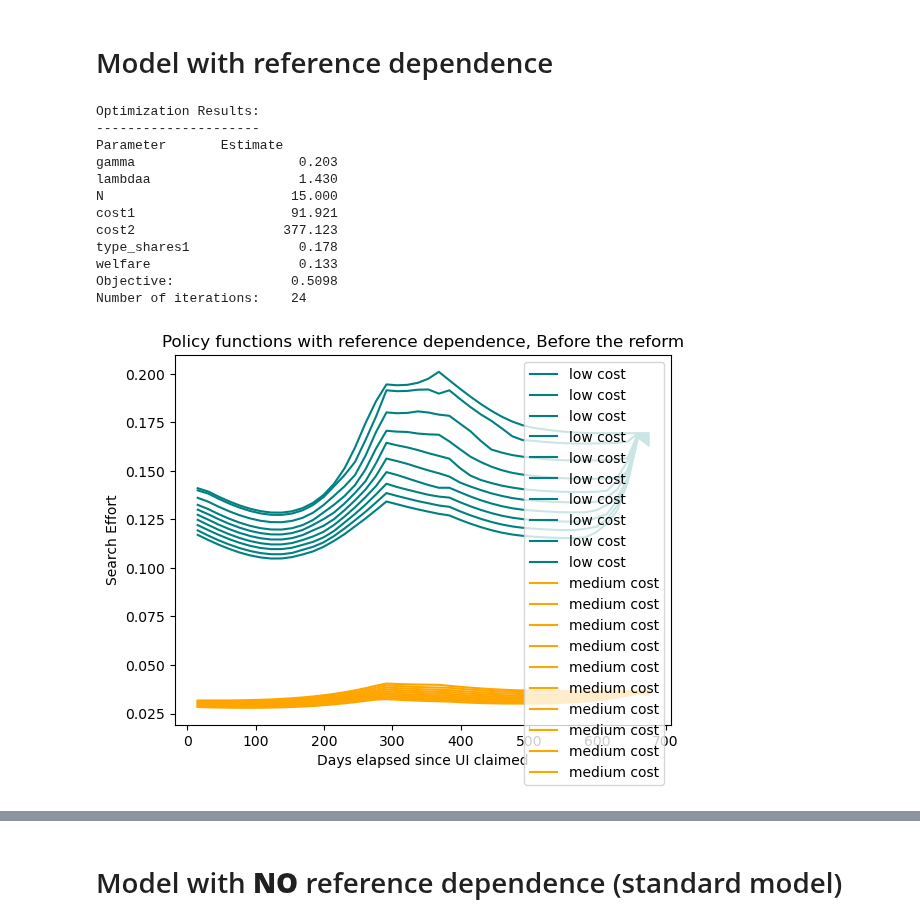
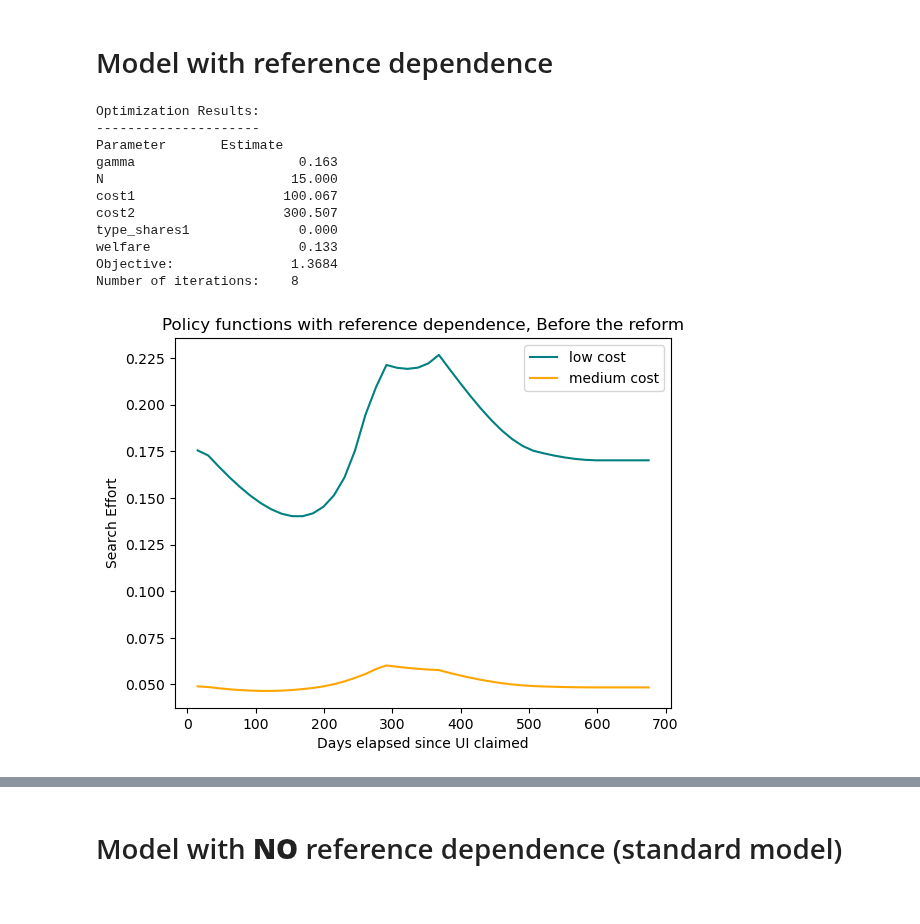
Before and after one commit to qrn838/Dynamic-programming-project, a Jupyter notebook: 2. Estimation - ConSav.ipynb, the cells around one changed output, grey strips where cells are left out. Drawn from its saved outputs; the diff is of its cells as text; code cells hidden in the pictures.

Commit message:
Clean up. Only one estimation.py, choose HTM or ConSav or both in model

```diff
--- a/2. Estimation - ConSav.ipynb
+++ b/2. Estimation - ConSav.ipynb
@@ -1,9 +1,9 @@
 # %%
 import numpy as np
 import matplotlib.pyplot as plt
-from consumption_saving import *
+from solve_consumption_saving import *
 from copy import deepcopy
-from estimation_consav import *
+from estimation import *
 
 %load_ext autoreload
 %autoreload 2
@@ -14,3 +14,5 @@ model = ReferenceDependenceClass()
 model.par.full_sample_estimation = True
 model.allocate()
 model_new = deepcopy(model)
+model.par.model = 'ConSav'
+model_new.par.model = 'ConSav'
@@ -20,9 +25,9 @@ model_new = deepcopy(model)
 # %% [markdown]
 # Model with reference dependence
 # %%
-est_par = ['gamma', 'lambdaa', 'N', 'cost1', 'cost2', 'type_shares1', 'welfare'] # Parameters to estimate
-theta0 = [0.06, 2, 15, 100.0, 300, 0.4, 90/675]  # Initial guesses
-bounds = [(0.01, 50.0), (0.9, 5.0), (0,50), (0.0,model.par.cost2), (model.par.cost1,1000.0), (0.0,1.0), (0.0,model.par.b3)] # Bounds for the parameters
+est_par = ['gamma', 'N', 'cost1', 'cost2', 'type_shares1', 'welfare'] # Parameters to estimate
+theta0 = [0.06, 15, 100.0, 300, 0.4, 90/675]  # Initial guesses
+bounds = [(0.01, 50.0), (0,50), (0.0,model.par.cost2), (model.par.cost1,1000.0), (0.0,1.0), (0.0,model.par.b3)] # Bounds for the parameters
 
 # S: Hvorfor estimerer den ikke N, men accepterer bare initial guess?
 # S: Bør vi løse problemet med initial guess ved at trække gættende fra en uniform fordeling som de gør i papiret?
@@ -40,29 +45,28 @@ print(f'Number of iterations:    {est.nit}')
 Optimization Results:
 ---------------------
 Parameter       Estimate
-gamma                     0.203
-lambdaa                   1.430
+gamma                     0.163
 N                        15.000
-cost1                    91.921
-cost2                   377.123
-type_shares1              0.178
+cost1                   100.067
+cost2                   300.507
+type_shares1              0.000
 welfare                   0.133
-Objective:               0.5098
-Number of iterations:    24
+Objective:               1.3684
+Number of iterations:    8
 # %%
 value_function_employment_ConSav(model.par, model.sol)
 solve_search_and_consumption_ConSav(model.par, model.sol)
 search_effort = model.sol.s
 time = np.linspace(0, model.par.T, model.par.T)
-plt.plot((time+1)*15, search_effort[0,:], label = 'low cost', color='teal')
-plt.plot((time+1)*15, search_effort[1,:], label = 'medium cost', color='orange')
+plt.plot((time+1)*15, search_effort[0,:,0], label = 'low cost', color='teal')
+plt.plot((time+1)*15, search_effort[1,:,0], label = 'medium cost', color='orange')
 #plt.plot(time, search_effort[2,:], label = 'high' )
 #plt.text(0.5, 0.96, '(Note that high cost is 0)', horizontalalignment='center', verticalalignment='center', transform=plt.gca().transAxes)
 plt.xlabel('Days elapsed since UI claimed')
 plt.ylabel('Search Effort')
 plt.title('Policy functions with reference dependence, Before the reform')
 plt.legend()
 plt.show()
 # %% [output]
-[figure, old version]
+[figure, new version]
 # %%
```
Also changed, not shown: parts of 12 cells of this notebook, 11 other files.
